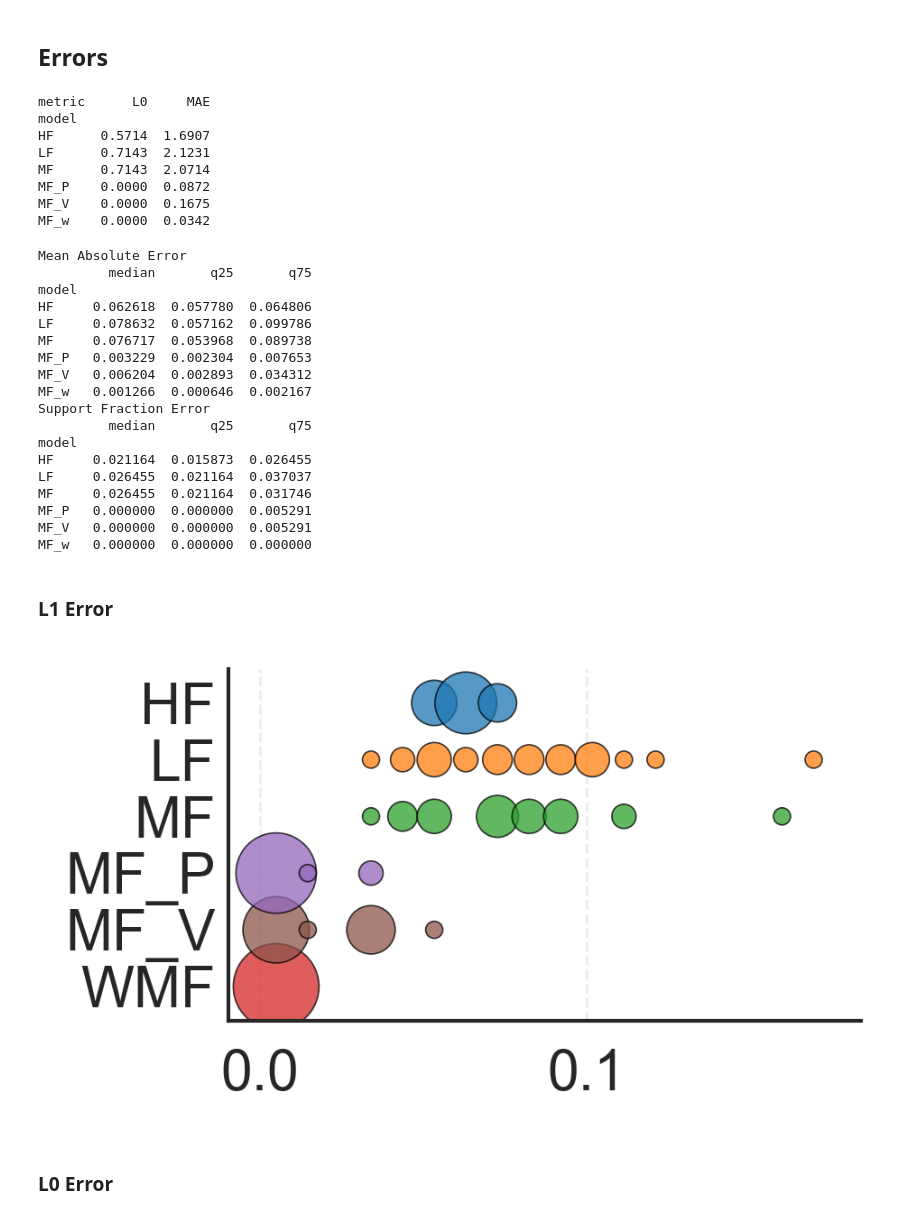
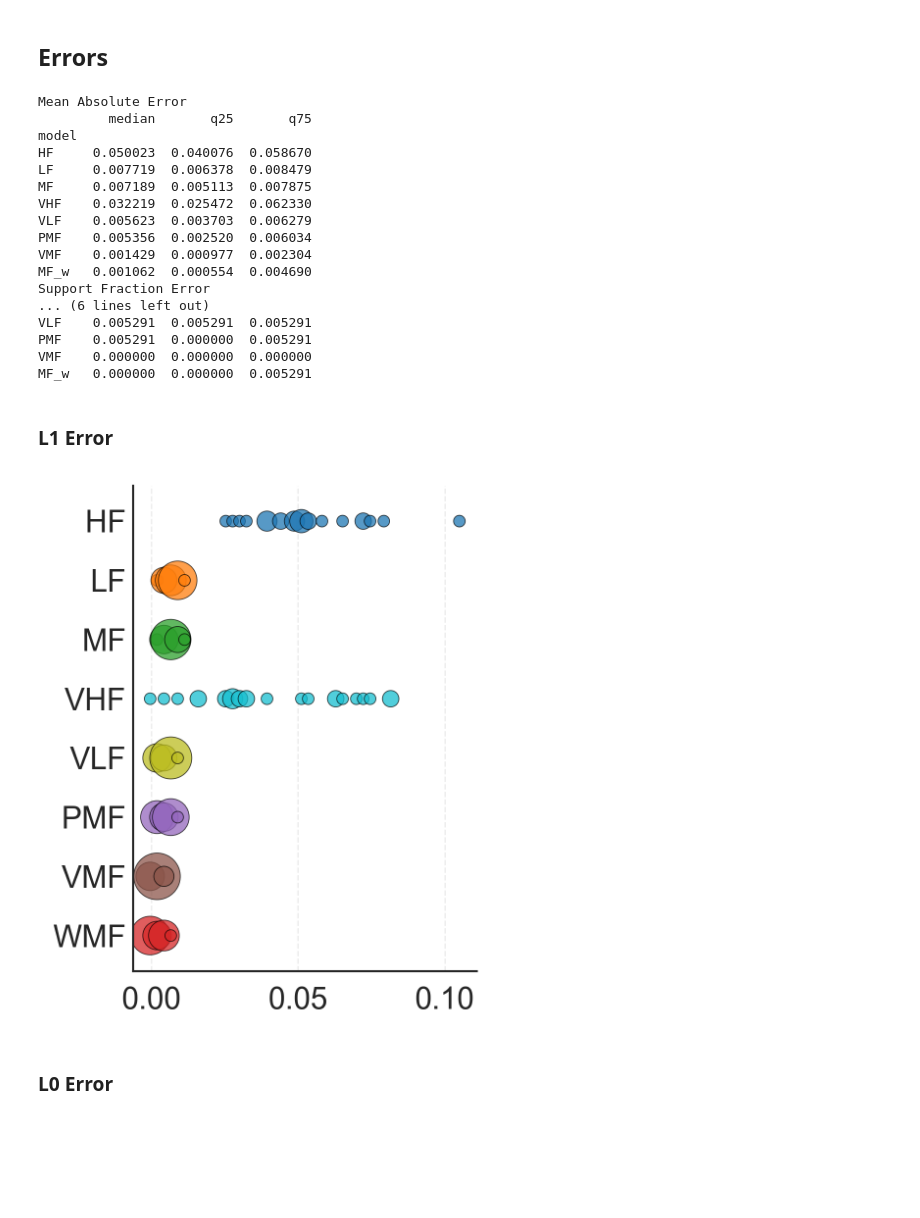
Before and after one commit to filippozacchei/MFSindy, a Jupyter notebook: examples/lorenz/part1.ipynb, the cells around one changed output. Drawn from its saved outputs; the diff is of its cells as text; code cells hidden in the pictures; blank space fills up the shorter version.

```diff
--- a/examples/lorenz/part1.ipynb
+++ b/examples/lorenz/part1.ipynb
@@ -39,6 +39,7 @@ PLOT_ORDER = ["MF_w", "VMF", "PMF", "VLF", "VHF", "MF", "HF", "LF"]
 
 cfg = LorenzMultiTrajectoryGLSConfig(
     n_runs=25,
+    noise_lf_rel=0.1,
     results_dir=str(RESULTS_DIR),
     results_filename="lorenz_part1_errors.csv",
 )
@@ -172,27 +185,26 @@ Use one noisy HF/LF dataset instance, split the trajectories 80-20, tune the wea
 # %% [markdown]
 ## Errors
 # %%
-# Run the Part I Monte Carlo and write results/lorenz_part1_errors.csv.
-# Set RUN_EXPERIMENT = False to re-plot an existing CSV without recomputing.
+# Run the Part I Monte Carlo, each rung with its own tuned config, and write
+# results/lorenz_part1_errors.csv. Set RUN_EXPERIMENT = False to re-plot an
+# existing CSV without recomputing.
+from mfsindy.experiments import run_with_tuned_configs
+
 RUN_EXPERIMENT = True
+errors_csv = os.path.join(cfg.results_dir, cfg.results_filename)
 
-errors_csv = os.path.join(cfg.results_dir, cfg.results_filename)
 if RUN_EXPERIMENT or not os.path.exists(errors_csv):
-    df_run, mae_run, l0_run, state_std, noise_hf_abs, noise_lf_abs = (
-        run_lorenz_multi_trajectory_gls_experiment(cfg)
-    )
+    run_cfgs = {}
+    for rung, tuned in tuned_cfg_by_rung.items():
+        per_rung = deepcopy(tuned)
+        per_rung.results_filename = f"lorenz_part1_{rung.lower()}_errors.csv"
+        run_cfgs[rung] = per_rung
+
+    df_run = run_with_tuned_configs(run_lorenz_multi_trajectory_gls_experiment, run_cfgs)
+    df_run.to_csv(errors_csv, index=False)
     print(df_run.groupby(["model", "metric"])["value"].median().unstack().round(4))
 else:
     print(f"Reusing {errors_csv}")
-# %% [output]
-metric      L0     MAE
-model
-HF      0.5714  1.6907
-LF      0.7143  2.1231
-MF      0.7143  2.0714
-MF_P    0.0000  0.0872
-MF_V    0.0000  0.1675
-MF_w    0.0000  0.0342
 # %%
 errors_path = os.path.join(cfg.results_dir, cfg.results_filename)
 df_errors = pd.read_csv(errors_path)
@@ -231,50 +243,49 @@ print(l0_summary)
 Mean Absolute Error
          median       q25       q75
 model
-HF     0.062618  0.057780  0.064806
-LF     0.078632  0.057162  0.099786
-MF     0.076717  0.053968  0.089738
-MF_P   0.003229  0.002304  0.007653
-MF_V   0.006204  0.002893  0.034312
-MF_w   0.001266  0.000646  0.002167
+HF     0.050023  0.040076  0.058670
+LF     0.007719  0.006378  0.008479
+MF     0.007189  0.005113  0.007875
+VHF    0.032219  0.025472  0.062330
+VLF    0.005623  0.003703  0.006279
+PMF    0.005356  0.002520  0.006034
+VMF    0.001429  0.000977  0.002304
+MF_w   0.001062  0.000554  0.004690
 Support Fraction Error
-         median       q25       q75
-model
-HF     0.021164  0.015873  0.026455
-LF     0.026455  0.021164  0.037037
-MF     0.026455  0.021164  0.031746
-MF_P   0.000000  0.000000  0.005291
-MF_V   0.000000  0.000000  0.005291
-MF_w   0.000000  0.000000  0.000000
+... (6 lines left out)
+VLF    0.005291  0.005291  0.005291
+PMF    0.005291  0.000000  0.005291
+VMF    0.000000  0.000000  0.000000
+MF_w   0.000000  0.000000  0.005291
 # %% [markdown]
 ### L1 Error
 # %%
 method_colors = {m: COLORS_MODELS.get(m, "tab:gray") for m in MODELS}
 models = MODELS[::-1]
 labels = models.copy()
 labels[0] = "WMF"
 all_l1_values = np.concatenate([
     np.asarray(mae_errors[m], dtype=float)
     for m in models
 ])
 
 xmin = float(np.min(all_l1_values))-0.001
 xmax = float(np.max(all_l1_values))+0.001
 pad = 0.05 * (xmax - xmin if xmax > xmin else 1.0)
 
 l1_xlim = (xmin - pad, xmax + pad)
 
 bubble_hist(
     errors_dict=mae_errors,
-    n_bins=20,
+    n_bins=50,
     models_order=models,
     colors=method_colors,
     labels=labels,
     xlim=l1_xlim,
     save_path="results/l1_1",
 )
 # %% [output]
-[figure, old version]
+[figure, new version]
 # %% [markdown]
 ### L0 Error
 # %%
```
Also changed, not shown: parts of 4 cells of this notebook, 2 other files.
